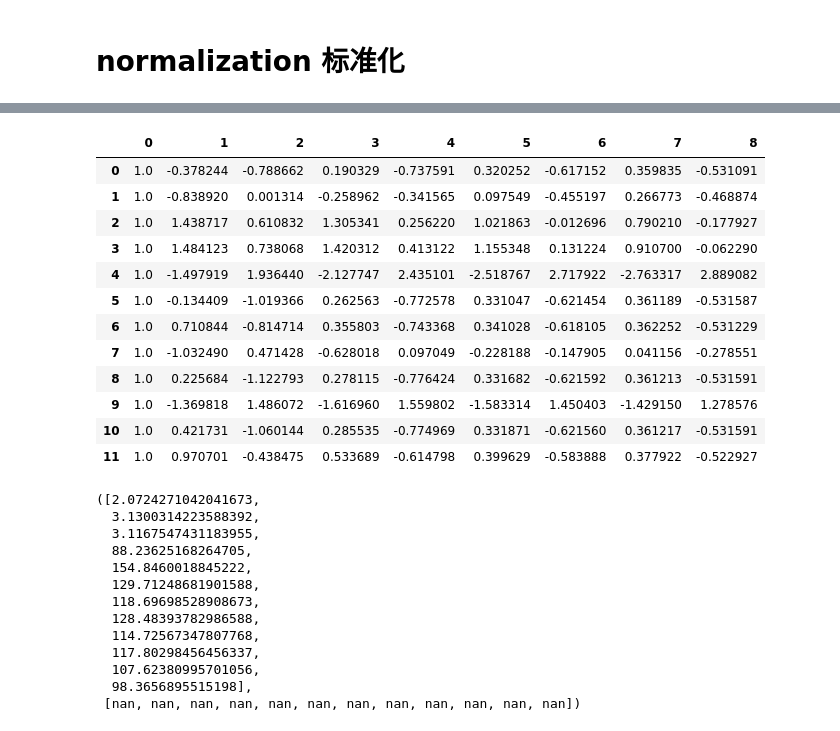
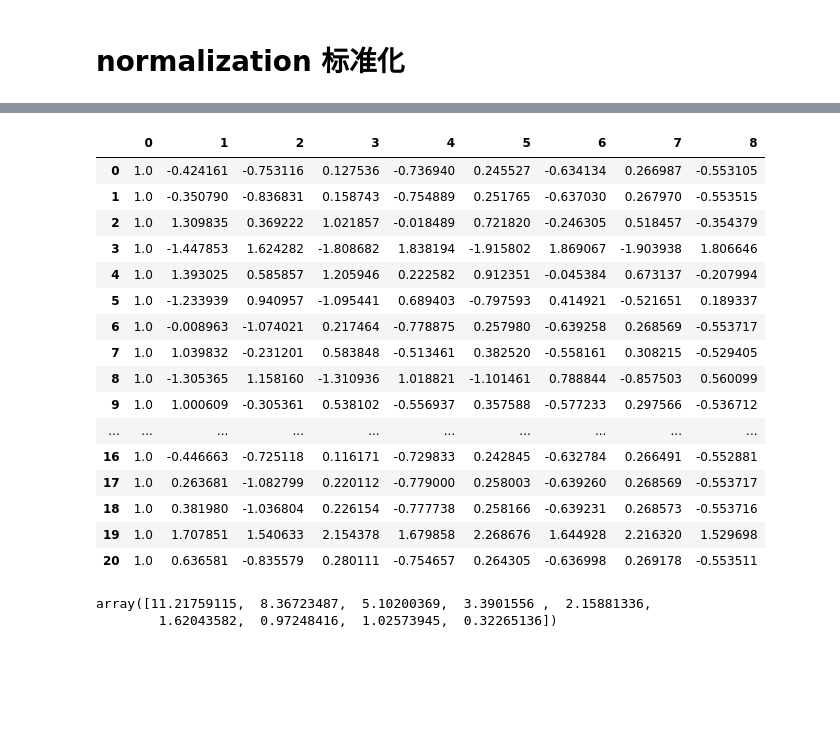
Before and after one commit to pokodev/AndrewNG-ML-Exercises, a Jupyter notebook: ex5/ex5.ipynb, the cells around one changed output, grey strips where cells are left out. Drawn from its saved outputs; the diff is of its cells as text; code cells hidden in the pictures; blank space fills up the shorter version.

```diff
--- a/ex5/ex5.ipynb
+++ b/ex5/ex5.ipynb
@@ -28,5 +28,6 @@ def insertOnes(x):
     return np.insert(x,0,np.ones(x.shape[0]),axis=1) # 给X插入1
 # %%
 X=insertOnes(X)
-X
+Xval = insertOnes(Xval)
+Xval
 # %% [output]
@@ -161,5 +167,5 @@ ax.legend()
 def poly_features(x,n):
     tmp =[np.ones(x.shape[0])]
     for i in range(1,n+1):
-        tmp.append(np.power(X[:,1],i))
+        tmp.append(np.power(x[:,1],i))
     return pd.DataFrame(tmp).values.T
@@ -217,35 +205,29 @@ def normalize_feature(x):
 # %%
 X_poly_scaled = normalize_feature(X_poly)
 Xval_ploy = poly_features(Xval,8)
 Xval_poly_scaled = normalize_feature(Xval_ploy)
-pd.DataFrame(X_poly_scaled)
+pd.DataFrame(Xval_poly_scaled)
 # %% [output]
 |  | 0 | 1 | 2 | 3 | 4 | 5 | 6 | 7 | 8 |
-| 0 | 1.0 | -0.378244 | -0.788662 | 0.190329 | -0.737591 | 0.320252 | -0.617152 | 0.359835 | -0.531091 |
-| 1 | 1.0 | -0.838920 | 0.001314 | -0.258962 | -0.341565 | 0.097549 | -0.455197 | 0.266773 | -0.468874 |
-| 2 | 1.0 | 1.438717 | 0.610832 | 1.305341 | 0.256220 | 1.021863 | -0.012696 | 0.790210 | -0.177927 |
-| 3 | 1.0 | 1.484123 | 0.738068 | 1.420312 | 0.413122 | 1.155348 | 0.131224 | 0.910700 | -0.062290 |
-| 4 | 1.0 | -1.497919 | 1.936440 | -2.127747 | 2.435101 | -2.518767 | 2.717922 | -2.763317 | 2.889082 |
-| 5 | 1.0 | -0.134409 | -1.019366 | 0.262563 | -0.772578 | 0.331047 | -0.621454 | 0.361189 | -0.531587 |
-| 6 | 1.0 | 0.710844 | -0.814714 | 0.355803 | -0.743368 | 0.341028 | -0.618105 | 0.362252 | -0.531229 |
-| 7 | 1.0 | -1.032490 | 0.471428 | -0.628018 | 0.097049 | -0.228188 | -0.147905 | 0.041156 | -0.278551 |
-| 8 | 1.0 | 0.225684 | -1.122793 | 0.278115 | -0.776424 | 0.331682 | -0.621592 | 0.361213 | -0.531591 |
-| 9 | 1.0 | -1.369818 | 1.486072 | -1.616960 | 1.559802 | -1.583314 | 1.450403 | -1.429150 | 1.278576 |
-| 10 | 1.0 | 0.421731 | -1.060144 | 0.285535 | -0.774969 | 0.331871 | -0.621560 | 0.361217 | -0.531591 |
-| 11 | 1.0 | 0.970701 | -0.438475 | 0.533689 | -0.614798 | 0.399629 | -0.583888 | 0.377922 | -0.522927 |
+| 0 | 1.0 | -0.424161 | -0.753116 | 0.127536 | -0.736940 | 0.245527 | -0.634134 | 0.266987 | -0.553105 |
+| 1 | 1.0 | -0.350790 | -0.836831 | 0.158743 | -0.754889 | 0.251765 | -0.637030 | 0.267970 | -0.553515 |
+| 2 | 1.0 | 1.309835 | 0.369222 | 1.021857 | -0.018489 | 0.721820 | -0.246305 | 0.518457 | -0.354379 |
+| 3 | 1.0 | -1.447853 | 1.624282 | -1.808682 | 1.838194 | -1.915802 | 1.869067 | -1.903938 | 1.806646 |
+| 4 | 1.0 | 1.393025 | 0.585857 | 1.205946 | 0.222582 | 0.912351 | -0.045384 | 0.673137 | -0.207994 |
+| 5 | 1.0 | -1.233939 | 0.940957 | -1.095441 | 0.689403 | -0.797593 | 0.414921 | -0.521651 | 0.189337 |
+| 6 | 1.0 | -0.008963 | -1.074021 | 0.217464 | -0.778875 | 0.257980 | -0.639258 | 0.268569 | -0.553717 |
+| 7 | 1.0 | 1.039832 | -0.231201 | 0.583848 | -0.513461 | 0.382520 | -0.558161 | 0.308215 | -0.529405 |
+| 8 | 1.0 | -1.305365 | 1.158160 | -1.310936 | 1.018821 | -1.101461 | 0.788844 | -0.857503 | 0.560099 |
+| 9 | 1.0 | 1.000609 | -0.305361 | 0.538102 | -0.556937 | 0.357588 | -0.577233 | 0.297566 | -0.536712 |
+| ... | ... | ... | ... | ... | ... | ... | ... | ... | ... |
+| 16 | 1.0 | -0.446663 | -0.725118 | 0.116171 | -0.729833 | 0.242845 | -0.632784 | 0.266491 | -0.552881 |
+| 17 | 1.0 | 0.263681 | -1.082799 | 0.220112 | -0.779000 | 0.258003 | -0.639260 | 0.268569 | -0.553717 |
+| 18 | 1.0 | 0.381980 | -1.036804 | 0.226154 | -0.777738 | 0.258166 | -0.639231 | 0.268573 | -0.553716 |
+| 19 | 1.0 | 1.707851 | 1.540633 | 2.154378 | 1.679858 | 2.268676 | 1.644928 | 2.216320 | 1.529698 |
+| 20 | 1.0 | 0.636581 | -0.835579 | 0.280111 | -0.754657 | 0.264305 | -0.636998 | 0.269178 | -0.553511 |
-# %%
-get_Jcost(X_poly_scaled,y,Xval_poly_scaled,yval)
-# %% [output]
-([2.0724271042041673,
-  3.1300314223588392,
-  3.1167547431183955,
-  88.23625168264705,
-  154.8460018845222,
-  129.71248681901588,
-  118.69698528908673,
-  128.48393782986588,
-  114.72567347807768,
-  117.80298456456337,
-  107.62380995701056,
-  98.3656895515198],
- [nan, nan, nan, nan, nan, nan, nan, nan, nan, nan, nan, nan])
+# %%
+tmp = linear_regression_np(X_poly_scaled,y).x
+tmp
+# %% [output]
+array([11.21759115,  8.36723487,  5.10200369,  3.3901556 ,  2.15881336,
+        1.62043582,  0.97248416,  1.02573945,  0.32265136])
```
Also changed, not shown: parts of 13 cells of this notebook.
